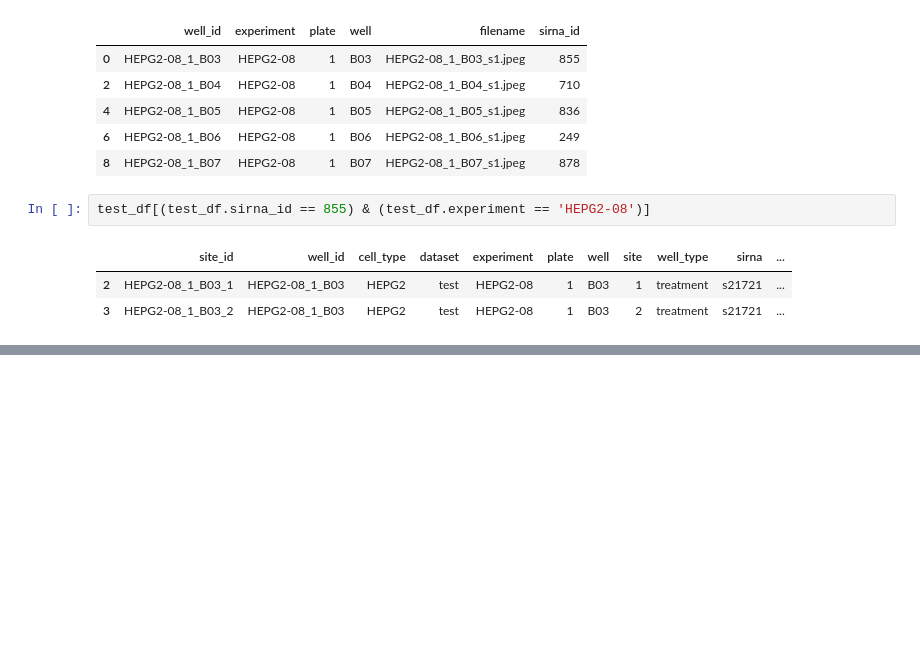
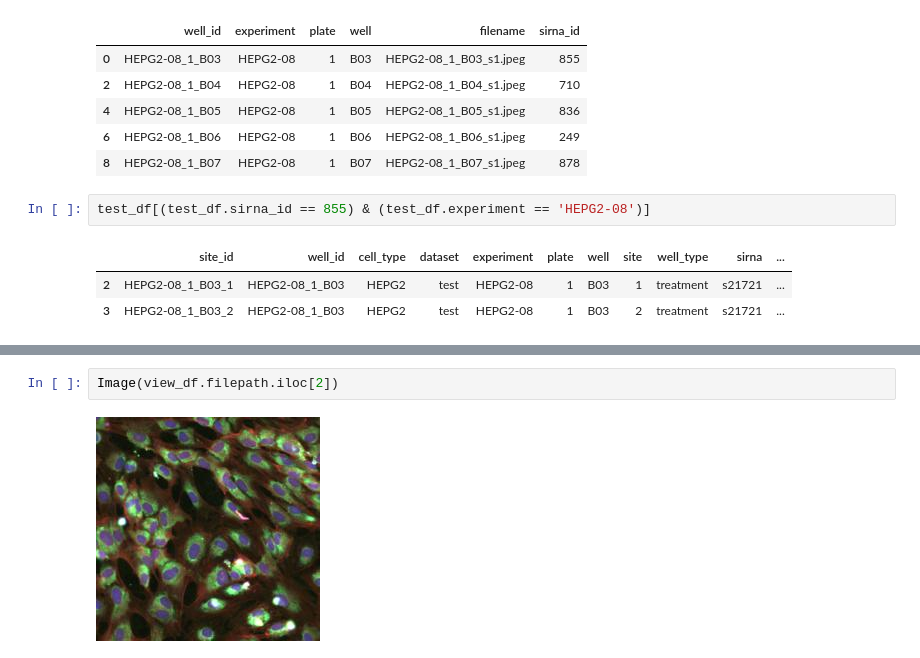
Before and after one commit to SpecCRA/msds458_final_assignment, a Jupyter notebook: data_loading_and_eda.ipynb, the cells around one changed output, grey strips where cells are left out. Cells and saved outputs as stored; diff of their text form; blank space fills up the shorter version.

```diff
--- a/data_loading_and_eda.ipynb
+++ b/data_loading_and_eda.ipynb
@@ -317,0 +355,4 @@ parsed_test_df.to_pickle('data_files/test.pkl')
+# %%
+Image(view_df.filepath.iloc[2])
+# %% [output]
+[figure, added]
```
Also changed, not shown: parts of 16 cells of this notebook, 3 other files.
